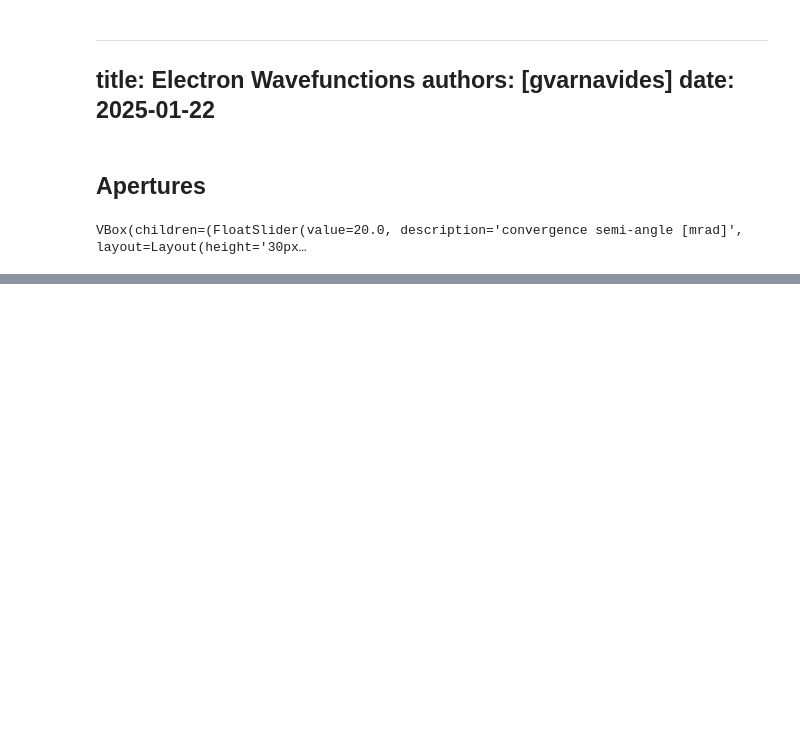
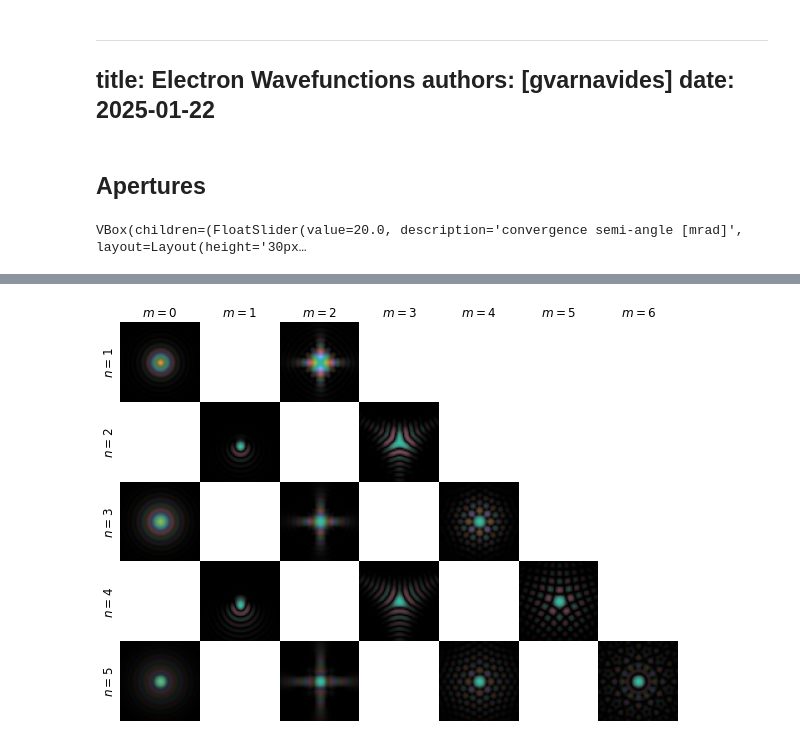
Before and after one commit to gvarnavi/apmc2025-4dstem-workshop, a Jupyter notebook: notebooks/electron-wavefunction.ipynb, the cells around one changed output, grey strips where cells are left out. Cells and saved outputs as stored; diff of their text form; code cells hidden in the pictures; blank space fills up the shorter version.

```diff
--- a/notebooks/electron-wavefunction.ipynb
+++ b/notebooks/electron-wavefunction.ipynb
@@ -133,0 +363,5 @@ VBox(children=(FloatSlider(value=20.0, description='convergence semi-angle [mrad
+# %%
+#| label: app:psfs_figure
+plot_coefficients(nm,psfs)
+# %% [output]
+[figure, added]
```
Also changed, not shown: parts of 12 cells of this notebook, 1 other file.
